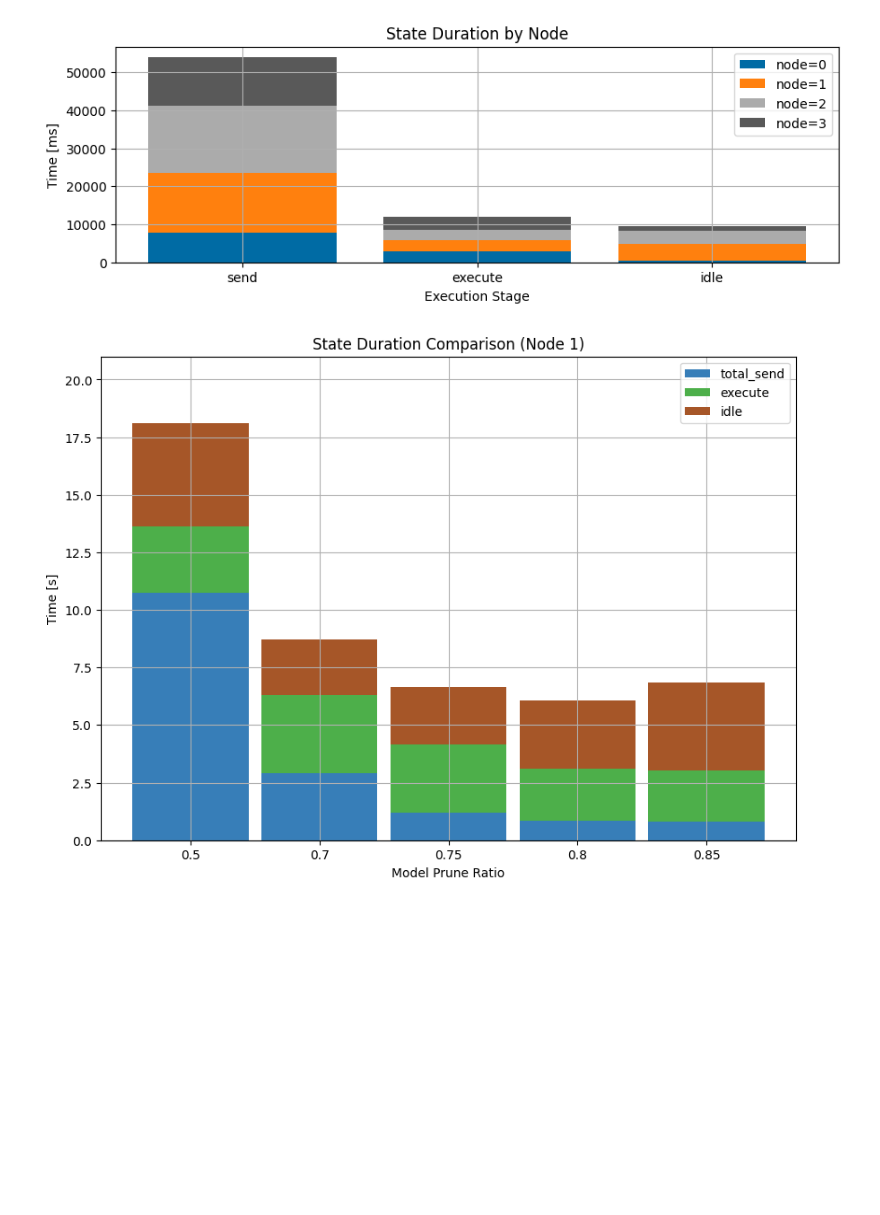
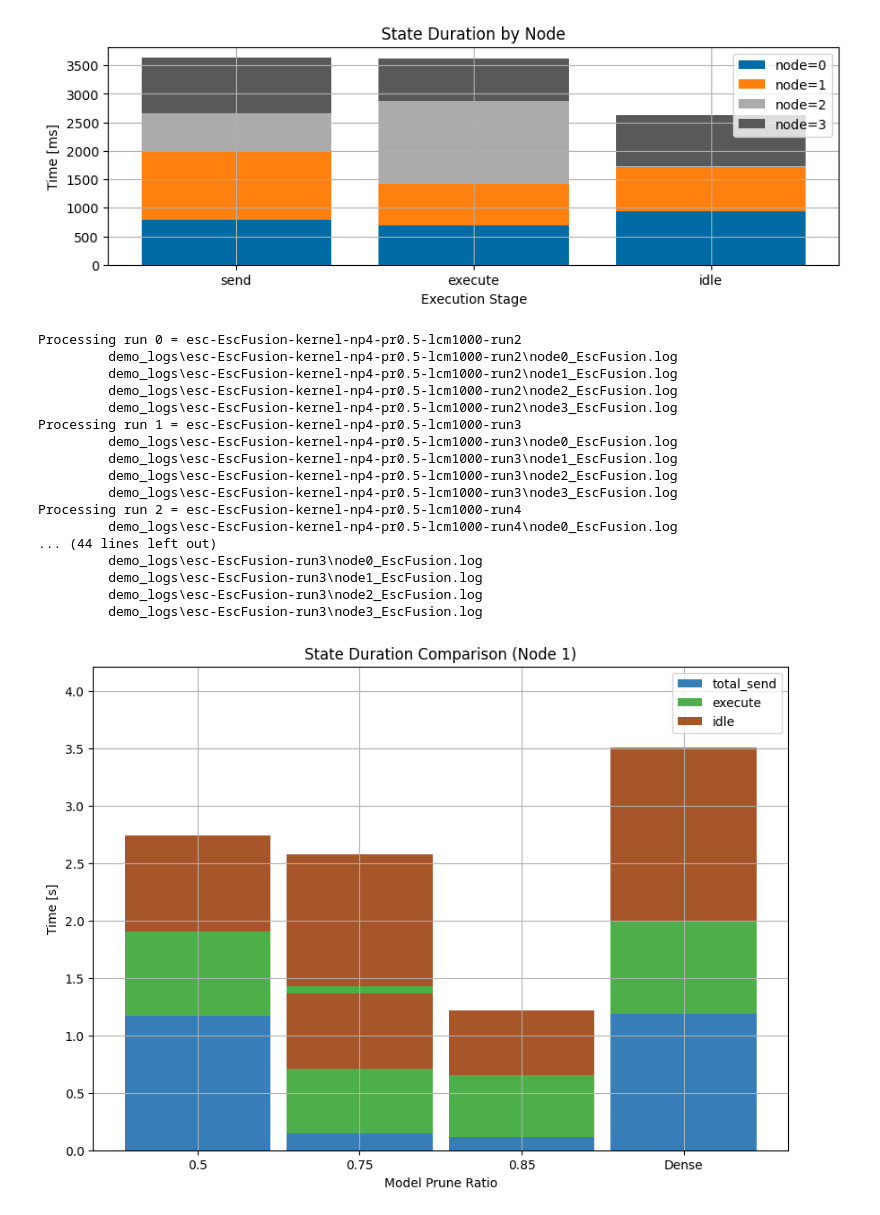
Before and after one commit to neu-spiral/CaP2, a Jupyter notebook: sandbox/plot_timing.ipynb, the cells around one changed output. Cells and saved outputs as stored; diff of their text form; code cells hidden in the pictures; blank space fills up the shorter version.

Commit message:
update tools for processing colosseum run results

```diff
--- a/sandbox/plot_timing.ipynb
+++ b/sandbox/plot_timing.ipynb
@@ -17,18 +17,31 @@ plt.style.use('tableau-colorblind10')
 '''
 
 DO_SAVE = True
-#run_names = ['resnet101_pr50_lcm0.0001_batch16', 'resnet101_pr75_lcm0.0001_batch16', 'resnet101_pr85_lcm0.0001_batch16'] # these logs dont have rx ip and port yet
+
+# resnet 101
+#run_names = ['cifar100-resnet101-kernel-np4-pr0.5-lcm1e-04-batch16', 'cifar100-resnet101-kernel-np4-pr0.85-lcm1e-04-batch16']
+
+# resnet 18
 #run_names = ['resnet18_pr50_lcm0.0001_batch64', 'resnet18_pr75_lcm0.0001_batch64', 'resnet18_pr85_lcm0.0001_batch64'] # these logs dont have rx ip and port yet
-#run_names = [ 'filter']
-#run_names = ['cifar100-resnet101-kernel-np4-pr0.5-lcm1e-04-batch16', 'cifar100-resnet101-kernel-np4-pr0.85-lcm1e-04-batch16']
-run_names = [f'esc-EscFusion-kernel-np4-pr{pr}-lcm1000' for pr in ["0.5", "0.7", "0.75", "0.8", "0.85"]]
+
+# esc net
+#run_names = [f'esc-EscFusion-kernel-np4-pr{pr}-lcm1000' for pr in ["0.5", "0.7", "0.75", "0.8", "0.85"]]
+#run_names = [f'esc-EscFusion-kernel-np4-pr0.5-lcm1000-run{i}' for i in range(1,4)]
+
+# models to compare
+log_names = ['resnet18', 'resnet101', 'EscFusion']
+log_name = log_names[2]
+
+# base log folder
+base_log_folder = os.path.join('demo_logs')
+run_names = [f.name for f in os.scandir(base_log_folder) if f.is_dir() and log_name in f.name]
+
 num_runs = len(run_names)
 test_name = run_names[0]
-log_name = 'EscFusion'
 num_nodes = 4
 
 save_dir = os.path.join('assets', 'figs', test_name)
-log_file_path = os.path.join('logs', test_name)
+log_file_path = os.path.join(base_log_folder, test_name)
 
 if DO_SAVE:
     os.makedirs(save_dir, exist_ok=True)
@@ -306,7 +324,7 @@ plt.legend(legend_strs)
 if DO_SAVE:
     plt.savefig(os.path.join(save_dir, f'state_dur_compare_node-{test_name}.jpg'))
 # %% [output]
-[figure, old version]
+[figure, new version]
 # %%
 '''
     WIP Compare runtimes from different runs
@@ -338,10 +356,12 @@ bottom = np.zeros(num_runs)
 # get df for each run
 for irun in range(num_runs):
     run_name = run_names[irun]
-    data_frames.append( split_run_results.combine_log_files(os.path.join('logs', run_name), log_name, num_nodes)[0] )
+    print(f'Processing run {irun} = {run_name} ')
+    run_name = run_names[irun]
+    data_frames.append( split_run_results.combine_log_files(os.path.join(base_log_folder, run_name), log_name, num_nodes)[0] )
 
     # get params (assume runname is the same as model name)
-    model_params = misc.parse_filename(run_names[irun]+'.pt')
+    model_params = misc.parse_filename(run_name+'.pt')
 
     prune_ratio = model_params['pr']
     lcm = model_params['lcm']
@@ -359,35 +379,52 @@ for a_stage in stages:
     # fill array with value for each run
     stages_array = np.array([])
     for irun in range(num_runs):
         master_tmp = data_frames[irun]
         stages_array = np.append(stages_array, master_tmp[(master_tmp['type'] == a_stage) & (master_tmp['node']==inode)]['dur'].sum(axis=0))
 
     # plot
     plt.bar(model_names, stages_array/1e3, width=width, align='center', bottom=bottom/1e3, color=CB_color_cycle_short[istage])
 
     # increase counters
     bottom += stages_array
     istage += 1
     irun += 1
 
 #ax = plt.gca()
 #ax.set_yscale('log')
 
 # labels
 plt.title(f'State Duration Comparison (Node {inode})')
 plt.xlabel('Model Prune Ratio')
 plt.ylabel('Time [s]')
 plt.legend(stages)
 
-xlim_range = [0, 21]#[0, 200] #[700, 800]
+xlim_range = [0, max(bottom)*1.2/1e3]#[0, 200] #[700, 800]
 
 if not [] == xlim_range:
     plt.ylim(xlim_range)
 
 if DO_SAVE:
     plt.savefig(os.path.join(save_dir, 'state_dur_compare_stacked.jpg'))
 # %% [output]
+Processing run 0 = esc-EscFusion-kernel-np4-pr0.5-lcm1000-run2
+         demo_logs\esc-EscFusion-kernel-np4-pr0.5-lcm1000-run2\node0_EscFusion.log
+         demo_logs\esc-EscFusion-kernel-np4-pr0.5-lcm1000-run2\node1_EscFusion.log
+         demo_logs\esc-EscFusion-kernel-np4-pr0.5-lcm1000-run2\node2_EscFusion.log
+         demo_logs\esc-EscFusion-kernel-np4-pr0.5-lcm1000-run2\node3_EscFusion.log
+Processing run 1 = esc-EscFusion-kernel-np4-pr0.5-lcm1000-run3
+         demo_logs\esc-EscFusion-kernel-np4-pr0.5-lcm1000-run3\node0_EscFusion.log
+         demo_logs\esc-EscFusion-kernel-np4-pr0.5-lcm1000-run3\node1_EscFusion.log
+         demo_logs\esc-EscFusion-kernel-np4-pr0.5-lcm1000-run3\node2_EscFusion.log
+         demo_logs\esc-EscFusion-kernel-np4-pr0.5-lcm1000-run3\node3_EscFusion.log
+Processing run 2 = esc-EscFusion-kernel-np4-pr0.5-lcm1000-run4
+         demo_logs\esc-EscFusion-kernel-np4-pr0.5-lcm1000-run4\node0_EscFusion.log
+... (44 lines left out)
+         demo_logs\esc-EscFusion-run3\node0_EscFusion.log
+         demo_logs\esc-EscFusion-run3\node1_EscFusion.log
+         demo_logs\esc-EscFusion-run3\node2_EscFusion.log
+         demo_logs\esc-EscFusion-run3\node3_EscFusion.log
-[figure, old version]
+[figure, new version]
 # %%
 '''
     WIP Compare runtimes from different runs
```
Also changed, not shown: parts of 10 cells of this notebook, 7 other files.
